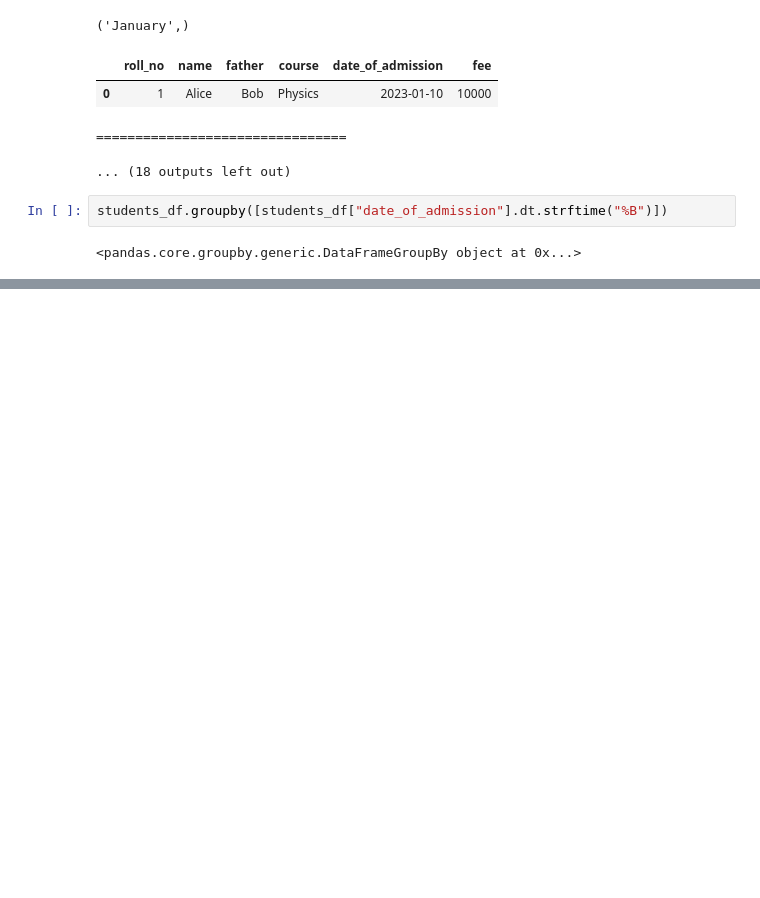
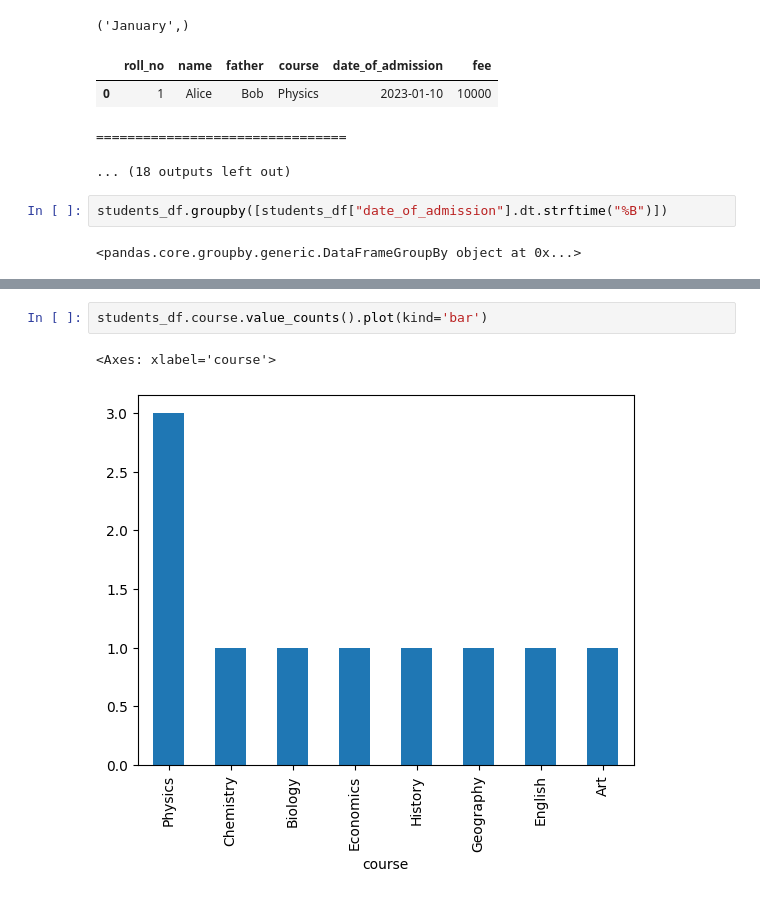
Before and after one commit to smmartprogrammer/modernpython, a Jupyter notebook: class19(pandasgroupby_filtering).ipynb, the cells around one changed output, grey strips where cells are left out. Cells and saved outputs as stored; diff of their text form; blank space fills up the shorter version.

```diff
--- a/class19(pandasgroupby_filtering).ipynb
+++ b/class19(pandasgroupby_filtering).ipynb
@@ -685,0 +805,5 @@ students_df.groupby([students_df["date_of_admission"].dt.strftime("%B")])
+# %%
+students_df.course.value_counts().plot(kind='bar')
+# %% [output]
+<Axes: xlabel='course'>
+[figure, added]
```
Also changed, not shown: parts of 13 cells of this notebook.
